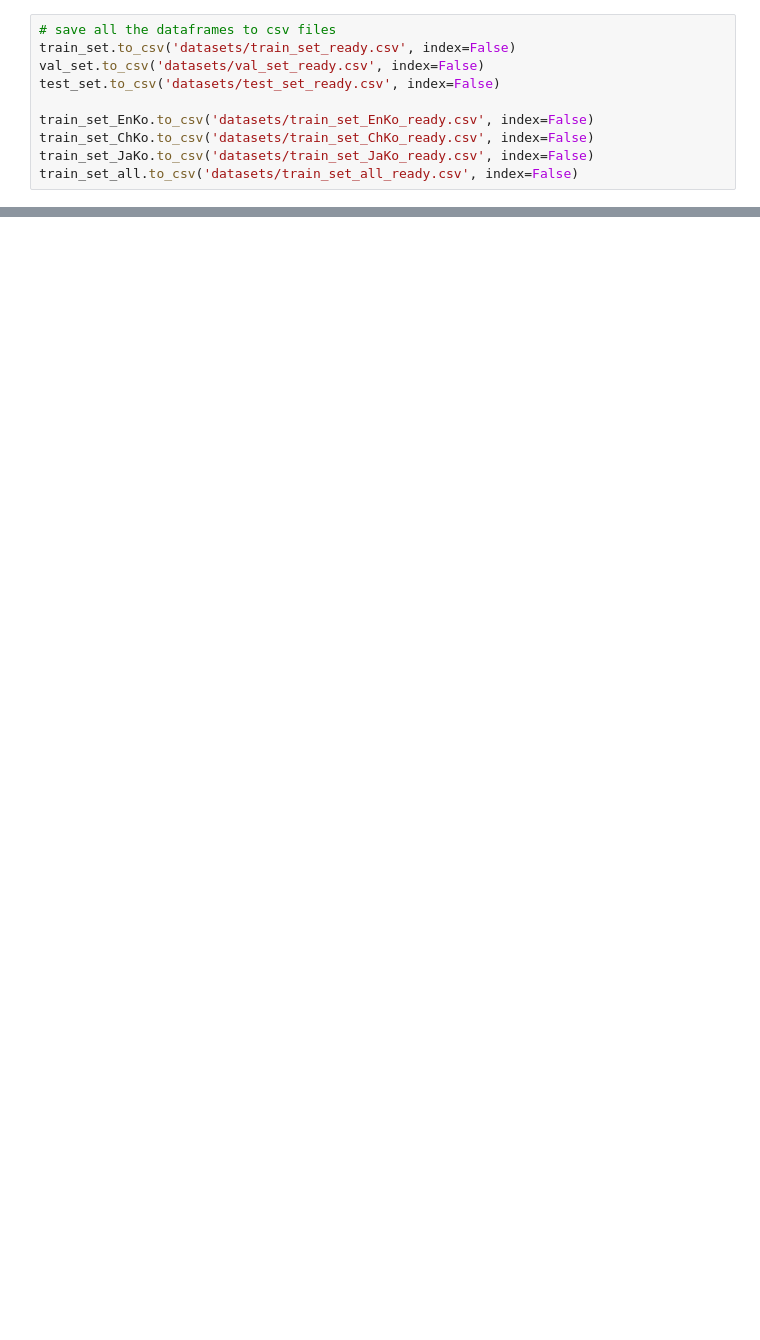
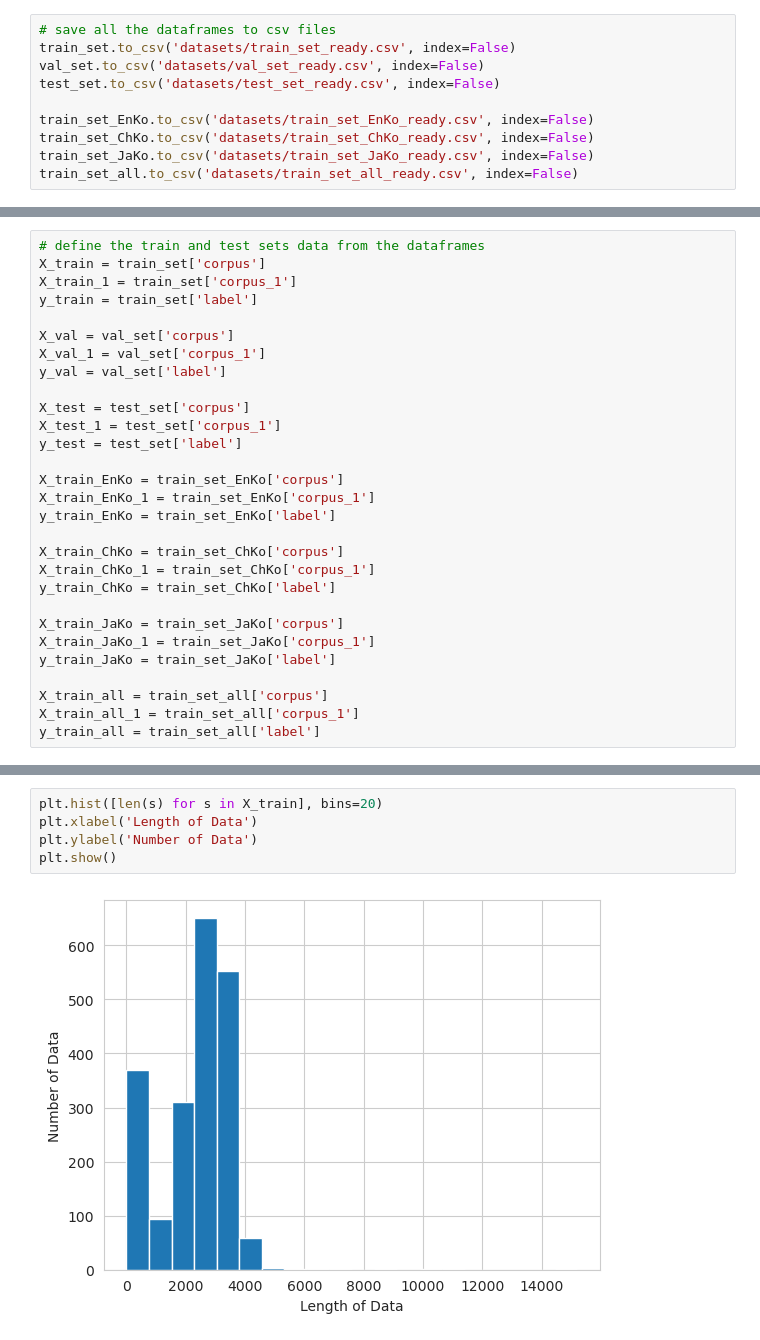
Before and after one commit to selfcontrol7/Korean_Voice_Phishing_Detection, a Jupyter notebook: Optimized_models/BT DL models for Korean Vishing.ipynb, the cells around one changed output, grey strips where cells are left out. Cells and saved outputs as stored; diff of their text form; blank space fills up the shorter version.

```diff
--- a/Optimized_models/BT DL models for Korean Vishing.ipynb
+++ b/Optimized_models/BT DL models for Korean Vishing.ipynb
@@ -1880,0 +861,29 @@ plt.close()
+# %%
+# define the train and test sets data from the dataframes
+X_train = train_set['corpus']
+X_train_1 = train_set['corpus_1']
+y_train = train_set['label']
+
+X_val = val_set['corpus']
+X_val_1 = val_set['corpus_1']
+y_val = val_set['label']
+
+X_test = test_set['corpus']
+X_test_1 = test_set['corpus_1']
+y_test = test_set['label']
+
+X_train_EnKo = train_set_EnKo['corpus']
+X_train_EnKo_1 = train_set_EnKo['corpus_1']
+y_train_EnKo = train_set_EnKo['label']
+
+X_train_ChKo = train_set_ChKo['corpus']
+X_train_ChKo_1 = train_set_ChKo['corpus_1']
+y_train_ChKo = train_set_ChKo['label']
+
+X_train_JaKo = train_set_JaKo['corpus']
+X_train_JaKo_1 = train_set_JaKo['corpus_1']
+y_train_JaKo = train_set_JaKo['label']
+
+X_train_all = train_set_all['corpus']
+X_train_all_1 = train_set_all['corpus_1']
+y_train_all = train_set_all['label']
@@ -1880,0 +917,7 @@ plt.close()
+# %%
+plt.hist([len(s) for s in X_train], bins=20)
+plt.xlabel('Length of Data')
+plt.ylabel('Number of Data')
+plt.show()
+# %% [output]
+[figure, added]
```
Also changed, not shown: parts of 158 cells of this notebook.
